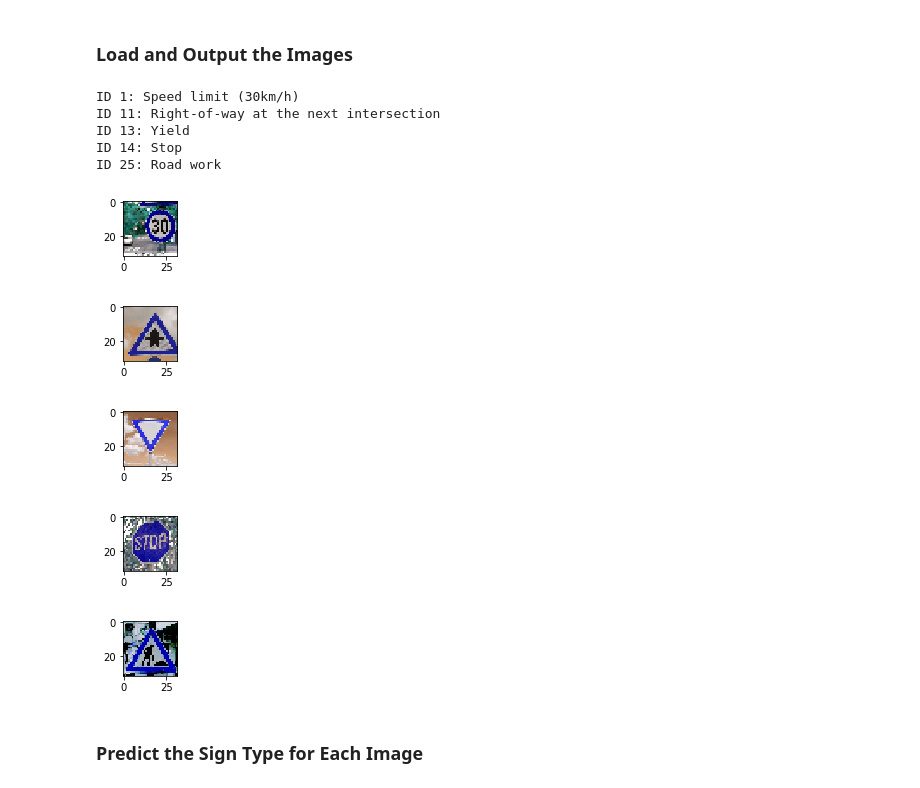
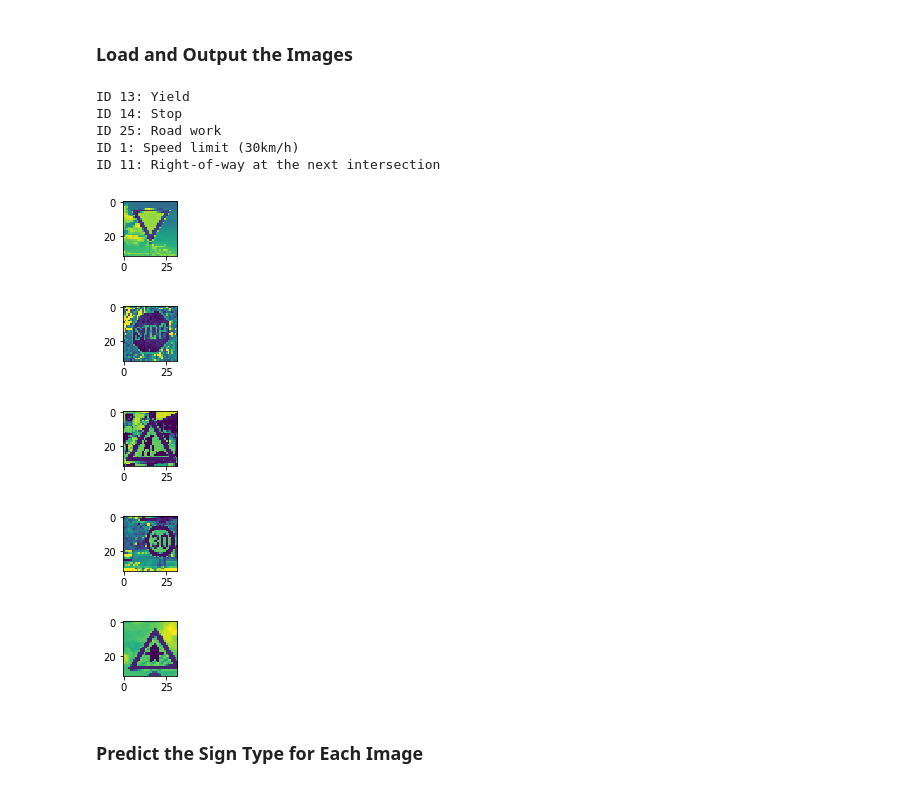
Before and after one commit to cassiecarr/CarND-TrafficSignClassifier-P2-1, a Jupyter notebook: Traffic_Sign_Classifier.ipynb, the cells around one changed output. Drawn from its saved outputs; the diff is of its cells as text; code cells hidden in the pictures.

Commit message:
Add output of new images and their predictions

```diff
--- a/Traffic_Sign_Classifier.ipynb
+++ b/Traffic_Sign_Classifier.ipynb
@@ -393,42 +400,50 @@ You may find `signnames.csv` useful as it contains mappings from the class id (i
 # %%
 ### Load the images and plot them here.
 ### Feel free to use as many code cells as needed.
 import cv2
 import os
 
 # REF: http://stackoverflow.com/questions/30230592/loading-all-images-using-imread-from-a-given-folder
+
 def load_images_from_folder(folder):
     images = []
+    labels = []
     for filename in os.listdir(folder):
         img = cv2.imread(os.path.join(folder,filename))
         if img is not None:
             img_size = img.shape
             diff = int(abs(img_size[0] - img_size[1])/2)
             if (img_size[1] > img_size[0]):
                 img = img[0:img_size[0], diff:(img_size[1]-diff)]
             else:
                 img = img[diff:(img_size[0]-diff), 0:img_size[1]]
             res = cv2.resize(img,(32, 32), interpolation = cv2.INTER_CUBIC)
-            images.append([int(filename[:-4]), res])
-    return images
+            images.append(res)
+            labels.append(int(filename[:-4]))
+    return [images, labels]
 
 new_images = load_images_from_folder("new-traffic-sign-images")
-for x in new_images:
-    image = x[1].squeeze()
-    plt.figure(figsize=(1,1))
+X_new_images = np.array(new_images[0])
+X_new_images = normalize(rgb2gray(X_new_images))
+y_new_images = new_images[1]
+number_images = X_new_images.shape[0]
+
+for n in range(0, number_images):
+    image = X_new_images[n].squeeze()
+    fig = plt.figure(figsize=(1,1))
     plt.imshow(image)
-    print("ID {}: {}".format(x[0], sign_names['SignName'][x[0]]))
+    print("ID {}: {}".format(y_new_images[n], sign_names['SignName'][y_new_images[n]]))
 # %% [output]
-ID 1: Speed limit (30km/h)
-ID 11: Right-of-way at the next intersection
 ID 13: Yield
 ID 14: Stop
 ID 25: Road work
+ID 1: Speed limit (30km/h)
+ID 11: Right-of-way at the next intersection
-[figure, old version]
+[figure, new version]
-[figure, old version]
+[figure, new version]
-[figure, old version]
+[figure, new version]
-[figure, old version]
+[figure, new version]
-[figure, old version]
+[figure, new version]
 # %% [markdown]
 ### Predict the Sign Type for Each Image
 # %%
```
Also changed, not shown: parts of 14 cells of this notebook, 1 other file.
